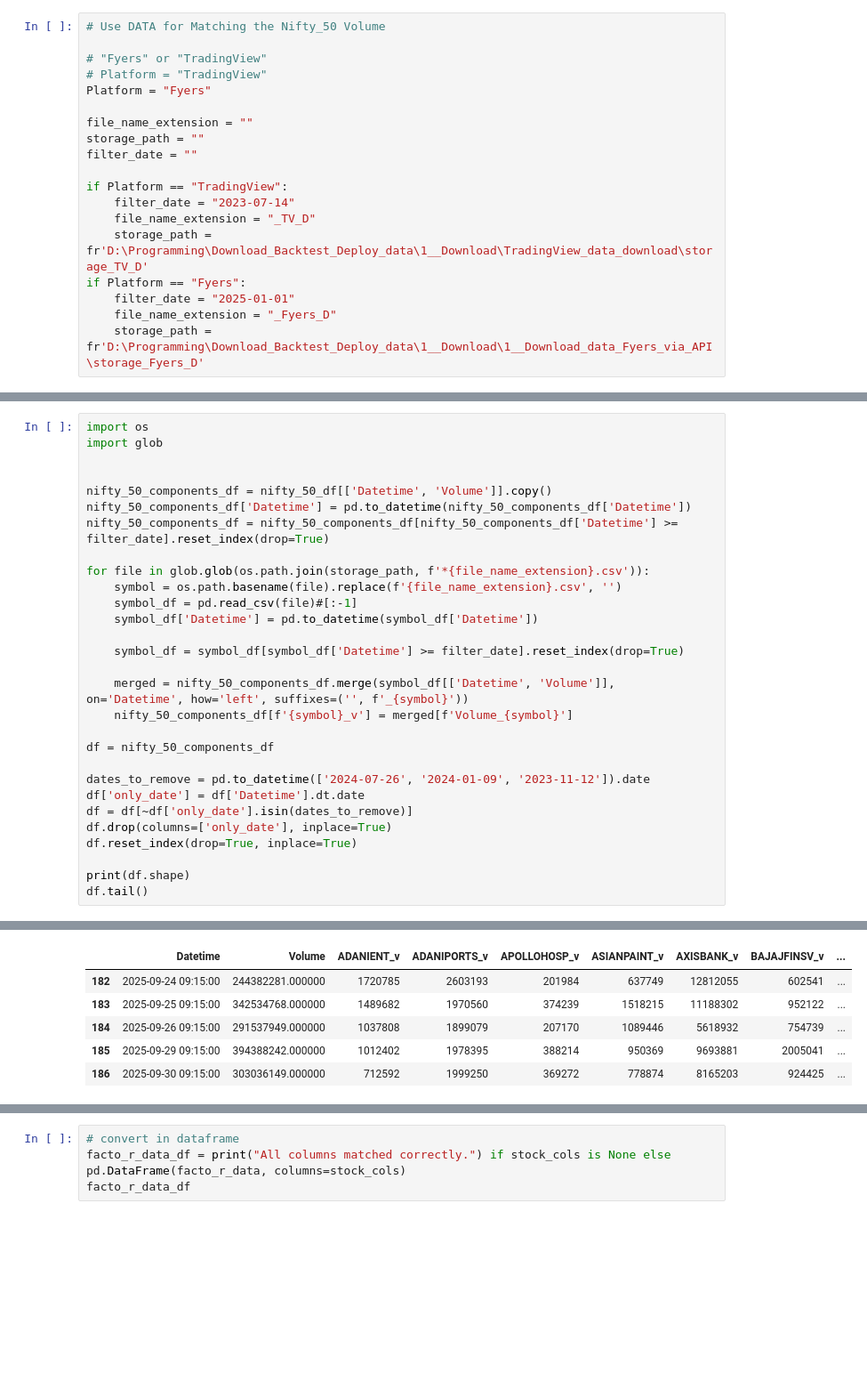
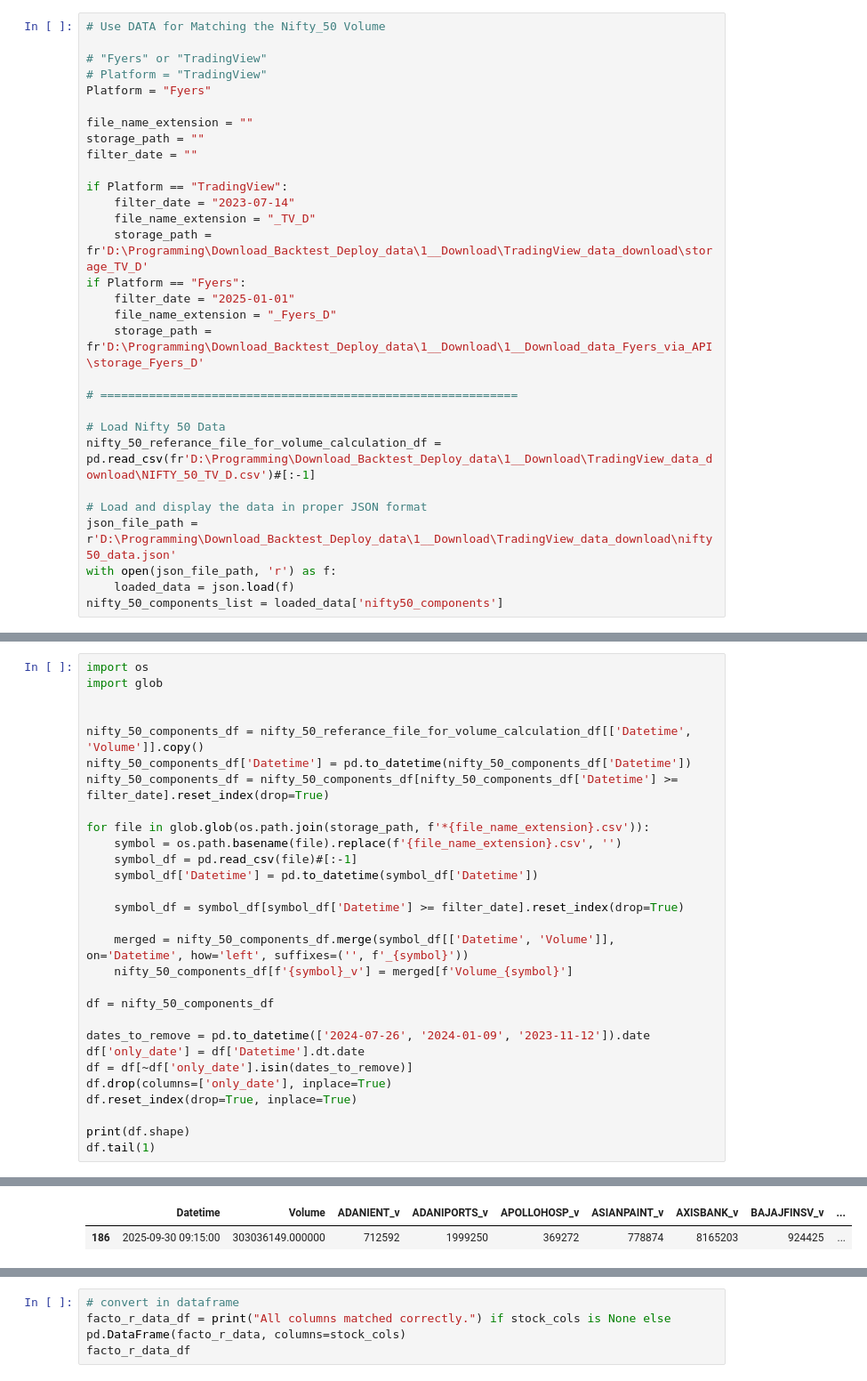
Before and after one commit to ShashwatGold1/Download_Backtest_Deploy_Code_Repo, a Jupyter notebook: 2__Preprocess/Preprocessing_Nifty50_volume/Nifty50_volume_calculation.ipynb, the cells around one changed output, grey strips where cells are left out. Shown at 89% size. Cells and saved outputs as stored; diff of their text form; blank space fills up the shorter version.

Commit message:
Volume calculation code is updated

```diff
--- a/2__Preprocess/Preprocessing_Nifty50_volume/PPNV1.ipynb
+++ b/2__Preprocess/Preprocessing_Nifty50_volume/Nifty50_volume_calculation.ipynb
@@ -22,3 +28,14 @@ if Platform == "Fyers":
     filter_date = "2025-01-01"
     file_name_extension = "_Fyers_D"
     storage_path = fr'D:\Programming\Download_Backtest_Deploy_data\1__Download\1__Download_data_Fyers_via_API\storage_Fyers_D'
+
+# ============================================================
+
+# Load Nifty 50 Data
+nifty_50_referance_file_for_volume_calculation_df = pd.read_csv(fr'D:\Programming\Download_Backtest_Deploy_data\1__Download\TradingView_data_download\NIFTY_50_TV_D.csv')#[:-1]
+
+# Load and display the data in proper JSON format
+json_file_path = r'D:\Programming\Download_Backtest_Deploy_data\1__Download\TradingView_data_download\nifty50_data.json'
+with open(json_file_path, 'r') as f:
+    loaded_data = json.load(f)
+nifty_50_components_list = loaded_data['nifty50_components']
@@ -33,37 +42,33 @@ nifty_50_df = pd.read_csv(fr'D:\Programming\Download_Backtest_Deploy_data\1__Dow
 # %%
 import os
 import glob
 
 
-nifty_50_components_df = nifty_50_df[['Datetime', 'Volume']].copy()
+nifty_50_components_df = nifty_50_referance_file_for_volume_calculation_df[['Datetime', 'Volume']].copy()
 nifty_50_components_df['Datetime'] = pd.to_datetime(nifty_50_components_df['Datetime'])
 nifty_50_components_df = nifty_50_components_df[nifty_50_components_df['Datetime'] >= filter_date].reset_index(drop=True)
 
 for file in glob.glob(os.path.join(storage_path, f'*{file_name_extension}.csv')):
     symbol = os.path.basename(file).replace(f'{file_name_extension}.csv', '')
     symbol_df = pd.read_csv(file)#[:-1]
     symbol_df['Datetime'] = pd.to_datetime(symbol_df['Datetime'])
 
     symbol_df = symbol_df[symbol_df['Datetime'] >= filter_date].reset_index(drop=True)
 
     merged = nifty_50_components_df.merge(symbol_df[['Datetime', 'Volume']], on='Datetime', how='left', suffixes=('', f'_{symbol}'))
     nifty_50_components_df[f'{symbol}_v'] = merged[f'Volume_{symbol}']
 
 df = nifty_50_components_df
 
 dates_to_remove = pd.to_datetime(['2024-07-26', '2024-01-09', '2023-11-12']).date
 df['only_date'] = df['Datetime'].dt.date
 df = df[~df['only_date'].isin(dates_to_remove)]
 df.drop(columns=['only_date'], inplace=True)
 df.reset_index(drop=True, inplace=True)
 
 print(df.shape)
-df.tail()
+df.tail(1)
 # %% [output]
 (187, 64)
 |  | Datetime | Volume | ADANIENT_v | ADANIPORTS_v | APOLLOHOSP_v | ASIANPAINT_v | AXISBANK_v | BAJAJFINSV_v | ... |
-| 182 | 2025-09-24 09:15:00 | 244382281.000000 | 1720785 | 2603193 | 201984 | 637749 | 12812055 | 602541 | ... |
-| 183 | 2025-09-25 09:15:00 | 342534768.000000 | 1489682 | 1970560 | 374239 | 1518215 | 11188302 | 952122 | ... |
-| 184 | 2025-09-26 09:15:00 | 291537949.000000 | 1037808 | 1899079 | 207170 | 1089446 | 5618932 | 754739 | ... |
-| 185 | 2025-09-29 09:15:00 | 394388242.000000 | 1012402 | 1978395 | 388214 | 950369 | 9693881 | 2005041 | ... |
 | 186 | 2025-09-30 09:15:00 | 303036149.000000 | 712592 | 1999250 | 369272 | 778874 | 8165203 | 924425 | ... |
```
Also changed, not shown: parts of 6 cells of this notebook, 5 other files.
